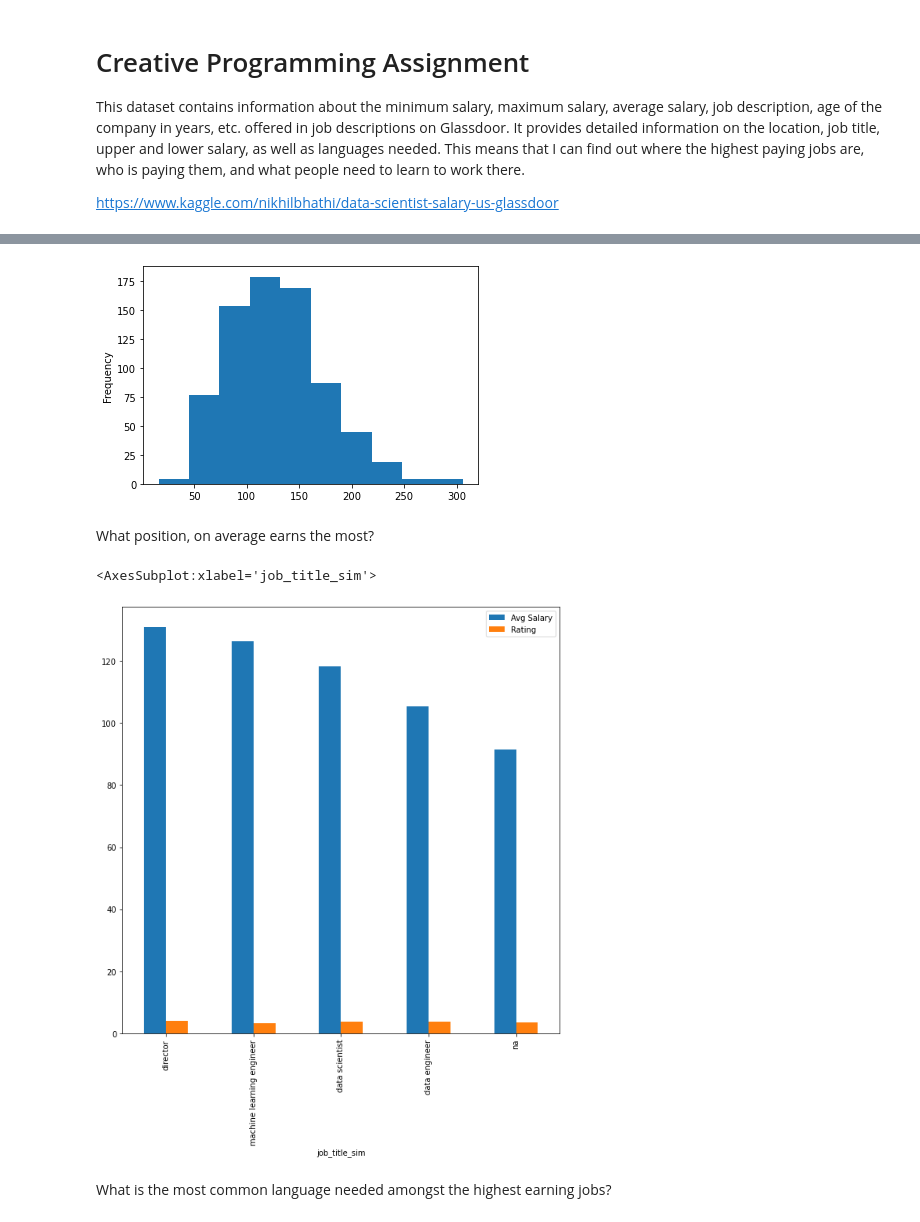
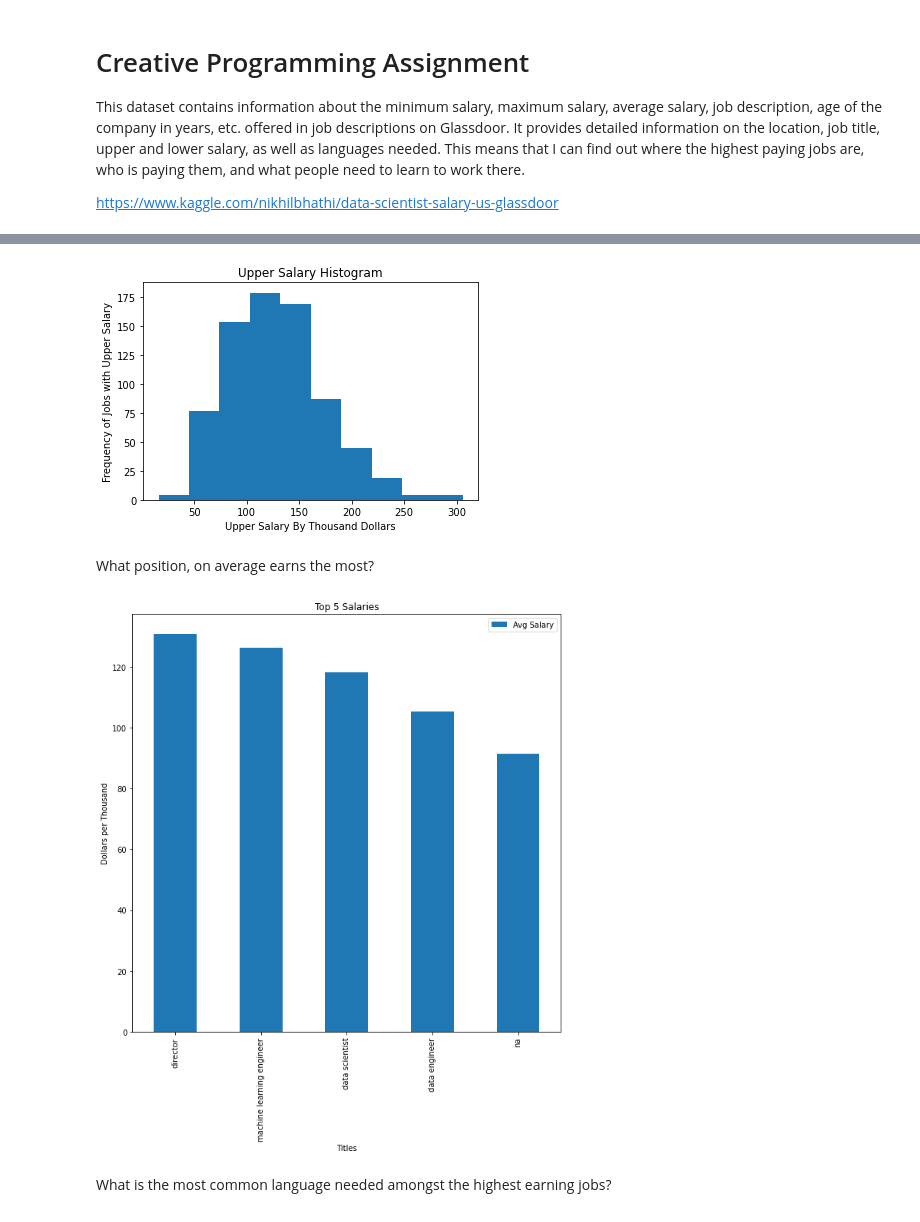
Before and after one commit to panydulce/cs103a-cpa01, a Jupyter notebook: cs103-cpa01.ipynb, the cells around one changed output, grey strips where cells are left out. Drawn from its saved outputs; the diff is of its cells as text; code cells hidden in the pictures.

```diff
--- a/cs103-cpa01.ipynb
+++ b/cs103-cpa01.ipynb
@@ -36,18 +76,26 @@ list(df.columns)
 # %%
 df["Upper Salary"].plot(kind ='hist', x = 'job_title_sim')
-xlabel = "age"
+
+plt.title("Upper Salary Histogram")
+plt.xlabel("Upper Salary By Thousand Dollars")
+plt.ylabel("Frequency of Jobs with Upper Salary")
+plt.show()
 # %% [output]
-[figure, old version]
+[figure, new version]
 # %% [markdown]
 What position, on average earns the most?
 # %%
-pivot = pd.pivot_table(df, values = ["Avg Salary", "Rating"], index = ['job_title_sim'])
+pivot = pd.pivot_table(df, values = ["Avg Salary"], index = ['job_title_sim'])
 pivot
 salPerPos = pivot.sort_values(by="Avg Salary", ascending = False).head(5)
 salPerPos.plot.bar(figsize = (10,10))
+plt.xticks(rotation=90)
+plt.title("Top 5 Salaries")
+plt.xlabel("Titles")
+plt.ylabel("Dollars per Thousand")
+plt.show()
 # %% [output]
-<AxesSubplot:xlabel='job_title_sim'>
-[figure, old version]
+[figure, new version]
 # %% [markdown]
 What is the most common language needed amongst the highest earning jobs?
 # %% [markdown]
```
Also changed, not shown: parts of 4 cells of this notebook.
